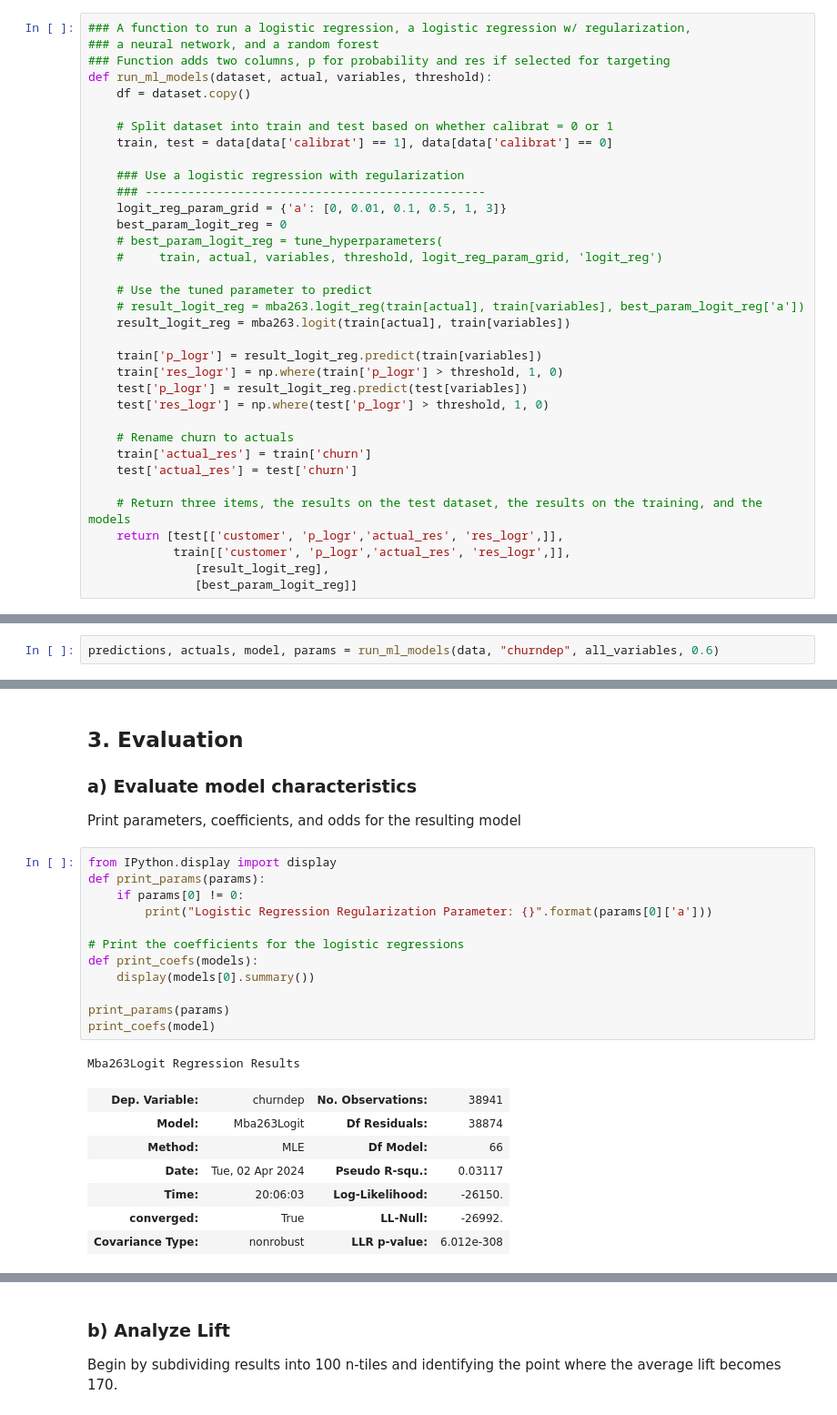
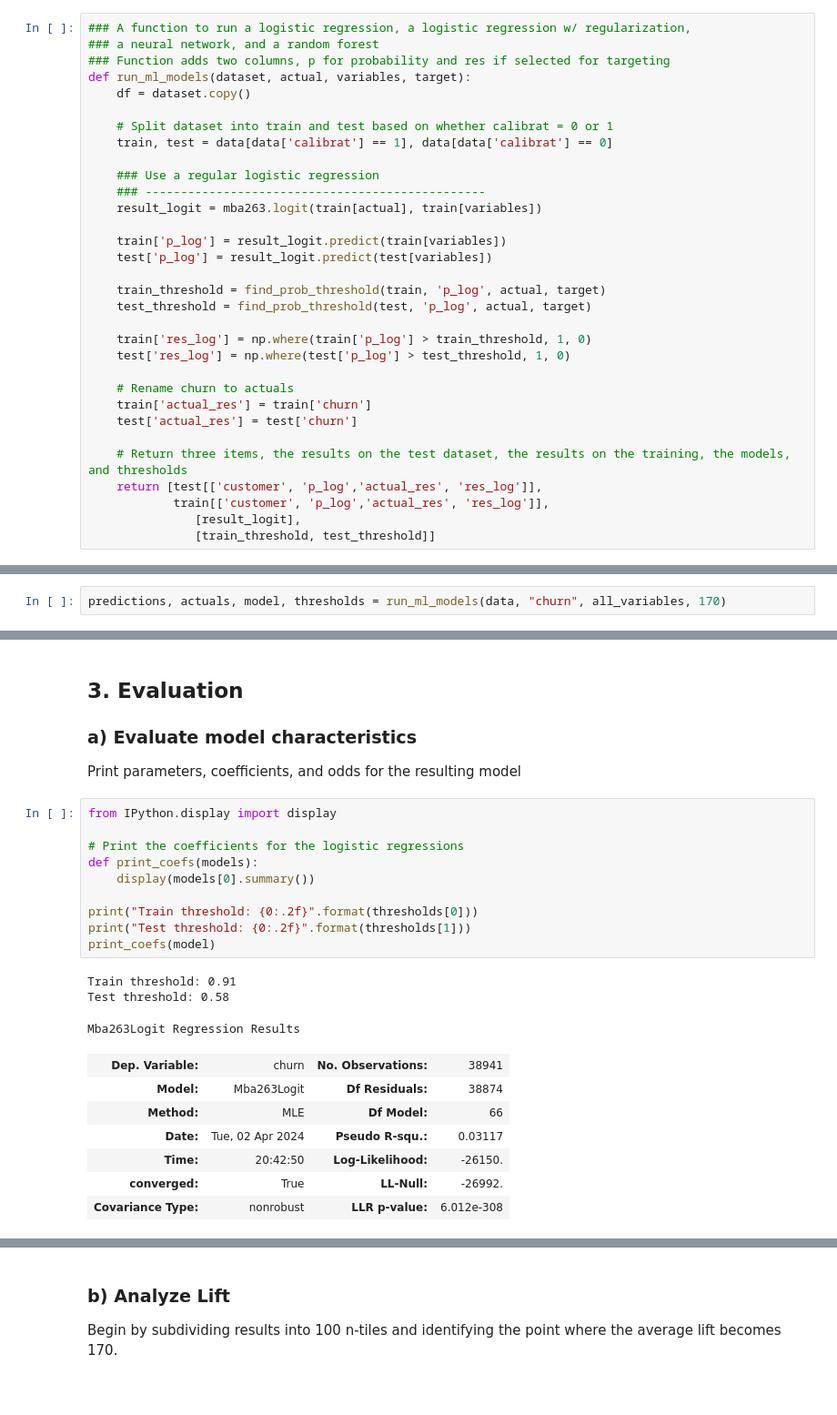
Before and after one commit to adeng/mba263-projects, a Jupyter notebook: Cell2Cell Group Assignment.ipynb, the cells around one changed output, grey strips where cells are left out. Shown at 91% size. Saved outputs shown, nothing was run; the diff lists cells and outputs as text; blank space fills up the shorter version.

Commit message:
Remove regularization, add code to seek target threshold

```diff
--- a/Cell2Cell Group Assignment.ipynb
+++ b/Cell2Cell Group Assignment.ipynb
@@ -188,41 +130,38 @@ def tune_hyperparameters(train_dataset, predict, variables, threshold, param_gri
 ### A function to run a logistic regression, a logistic regression w/ regularization,
 ### a neural network, and a random forest
 ### Function adds two columns, p for probability and res if selected for targeting
-def run_ml_models(dataset, actual, variables, threshold):
+def run_ml_models(dataset, actual, variables, target):
     df = dataset.copy()
 
     # Split dataset into train and test based on whether calibrat = 0 or 1
     train, test = data[data['calibrat'] == 1], data[data['calibrat'] == 0]
 
-    ### Use a logistic regression with regularization
+    ### Use a regular logistic regression
     ### ------------------------------------------------
-    logit_reg_param_grid = {'a': [0, 0.01, 0.1, 0.5, 1, 3]}
-    best_param_logit_reg = 0
-    # best_param_logit_reg = tune_hyperparameters(
-    #     train, actual, variables, threshold, logit_reg_param_grid, 'logit_reg')
+    result_logit = mba263.logit(train[actual], train[variables])
 
-    # Use the tuned parameter to predict
-    # result_logit_reg = mba263.logit_reg(train[actual], train[variables], best_param_logit_reg['a'])
-    result_logit_reg = mba263.logit(train[actual], train[variables])
+    train['p_log'] = result_logit.predict(train[variables])
+    test['p_log'] = result_logit.predict(test[variables])
 
-    train['p_logr'] = result_logit_reg.predict(train[variables])
-    train['res_logr'] = np.where(train['p_logr'] > threshold, 1, 0)
-    test['p_logr'] = result_logit_reg.predict(test[variables])
-    test['res_logr'] = np.where(test['p_logr'] > threshold, 1, 0)
+    train_threshold = find_prob_threshold(train, 'p_log', actual, target)
+    test_threshold = find_prob_threshold(test, 'p_log', actual, target)
+
+    train['res_log'] = np.where(train['p_log'] > train_threshold, 1, 0)
+    test['res_log'] = np.where(test['p_log'] > test_threshold, 1, 0)
 
     # Rename churn to actuals
     train['actual_res'] = train['churn']
     test['actual_res'] = test['churn']
 
-    # Return three items, the results on the test dataset, the results on the training, and the models
-    return [test[['customer', 'p_logr','actual_res', 'res_logr',]],
-            train[['customer', 'p_logr','actual_res', 'res_logr',]],
-               [result_logit_reg],
-               [best_param_logit_reg]]
+    # Return three items, the results on the test dataset, the results on the training, the models, and thresholds
+    return [test[['customer', 'p_log','actual_res', 'res_log']],
+            train[['customer', 'p_log','actual_res', 'res_log']],
+               [result_logit],
+               [train_threshold, test_threshold]]
 # %% [markdown]
 Tune and run the logistic regression based on the dataset
 # %%
-predictions, actuals, model, params = run_ml_models(data, "churndep", all_variables, 0.6)
+predictions, actuals, model, thresholds = run_ml_models(data, "churn", all_variables, 170)
 # %% [output]
 Optimization terminated successfully.
          Current function value: 0.671533
@@ -233,23 +172,23 @@ Optimization terminated successfully.
 Print parameters, coefficients, and odds for the resulting model
 # %%
 from IPython.display import display
-def print_params(params):
-    if params[0] != 0:
-        print("Logistic Regression Regularization Parameter: {}".format(params[0]['a']))
 
 # Print the coefficients for the logistic regressions
 def print_coefs(models):
     display(models[0].summary())
 
-print_params(params)
+print("Train threshold: {0:.2f}".format(thresholds[0]))
+print("Test threshold: {0:.2f}".format(thresholds[1]))
 print_coefs(model)
 # %% [output]
-Mba263Logit Regression Results
+Train threshold: 0.91
+Test threshold: 0.58
+Mba263Logit Regression Results
-| Dep. Variable: | churndep | No. Observations: | 38941 |
+| Dep. Variable: | churn | No. Observations: | 38941 |
 | Model: | Mba263Logit | Df Residuals: | 38874 |
 | Method: | MLE | Df Model: | 66 |
 | Date: | Tue, 02 Apr 2024 | Pseudo R-squ.: | 0.03117 |
-| Time: | 20:06:03 | Log-Likelihood: | -26150. |
+| Time: | 20:42:50 | Log-Likelihood: | -26150. |
 | converged: | True | LL-Null: | -26992. |
 | Covariance Type: | nonrobust | LLR p-value: | 6.012e-308 |
 |  | coef | std err | z | P>|z| | [0.025 | 0.975] |
```
Also changed, not shown: parts of 8 cells of this notebook.
